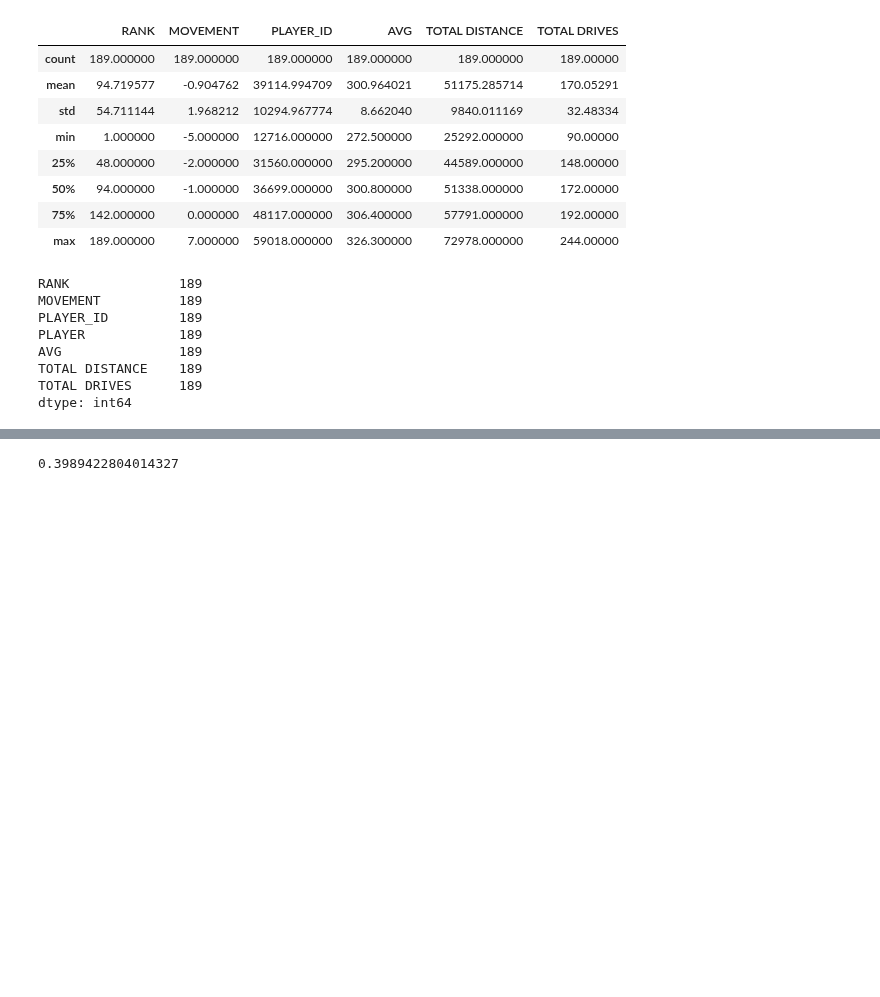
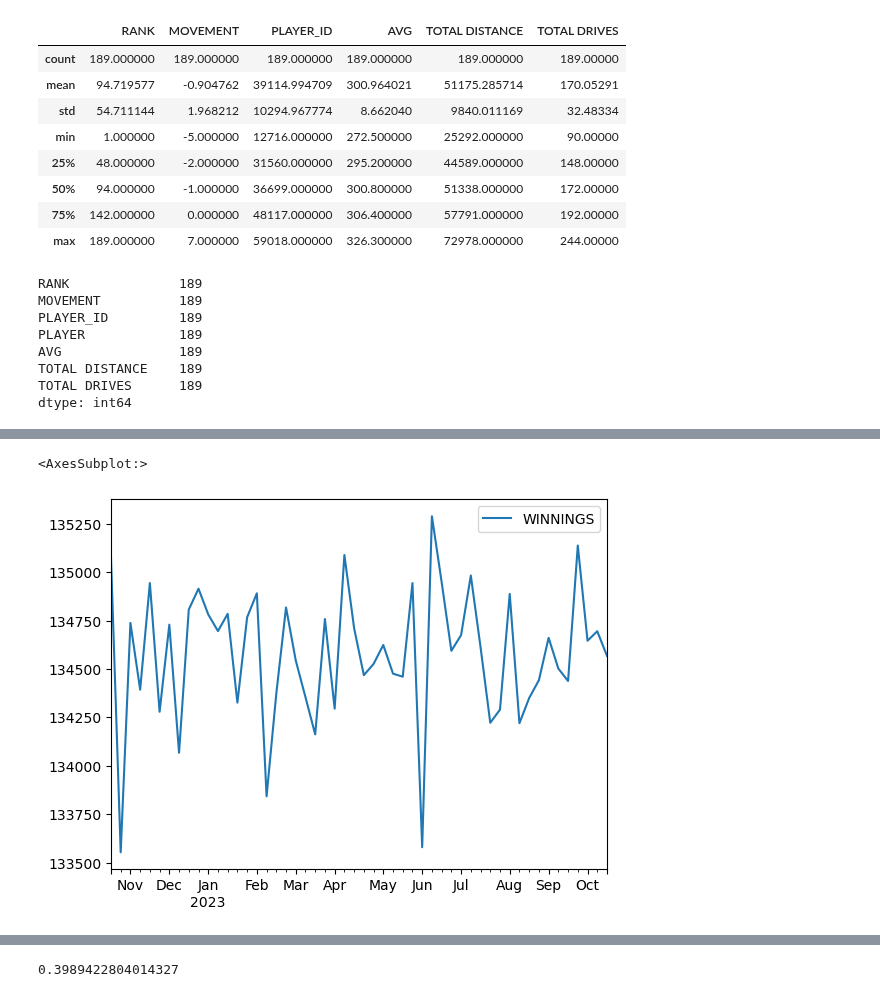
Before and after one commit to mickalleny2k/PfDA_Assignment, a Jupyter notebook: PfDA_Assignment.ipynb, the cells around one changed output, grey strips where cells are left out. Cells and saved outputs as stored; diff of their text form; code cells hidden in the pictures; blank space fills up the shorter version.

Commit message:
replace $,pd.to-numeric,Plot winnings,Time series

```diff
--- a/PfDA_Assignment.ipynb
+++ b/PfDA_Assignment.ipynb
@@ -404,0 +424,3 @@ df
+# %%
+dataframe2['WINNINGS'] = pd.to_numeric(dataframe2['WINNINGS'])
+dataframe2['WINNINGS']
@@ -404,0 +445,3 @@ df
+# %%
+mean = dataframe2.WINNINGS.mean()
+mean
@@ -404,0 +455,5 @@ df
+# %%
+rng = np.random.default_rng()
+d = rng.poisson(mean, len(dti))
+df = pd.DataFrame(data=d, index = dti)
+df.head()
@@ -404,0 +467,3 @@ df
+# %%
+df.columns =['WINNINGS']
+df.head()
@@ -404,0 +477,5 @@ df
+# %%
+df.plot(y="WINNINGS")
+# %% [output]
+<AxesSubplot:>
+[figure, added]
```
Also changed, not shown: parts of 52 cells of this notebook.
